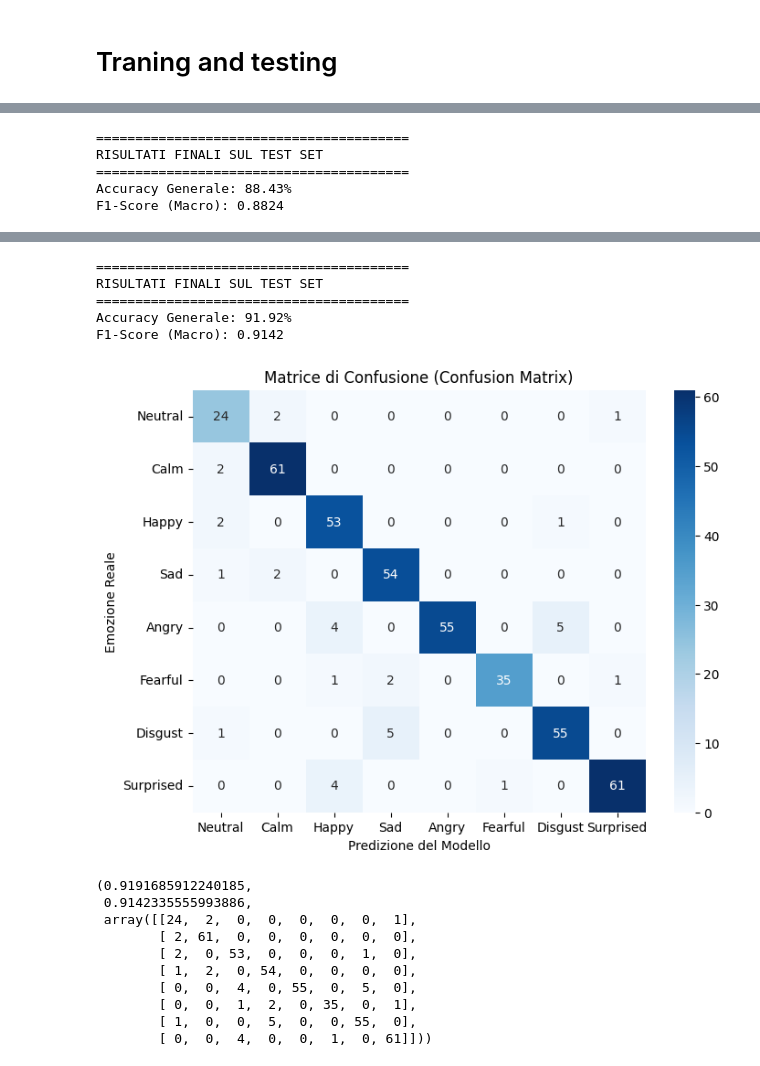
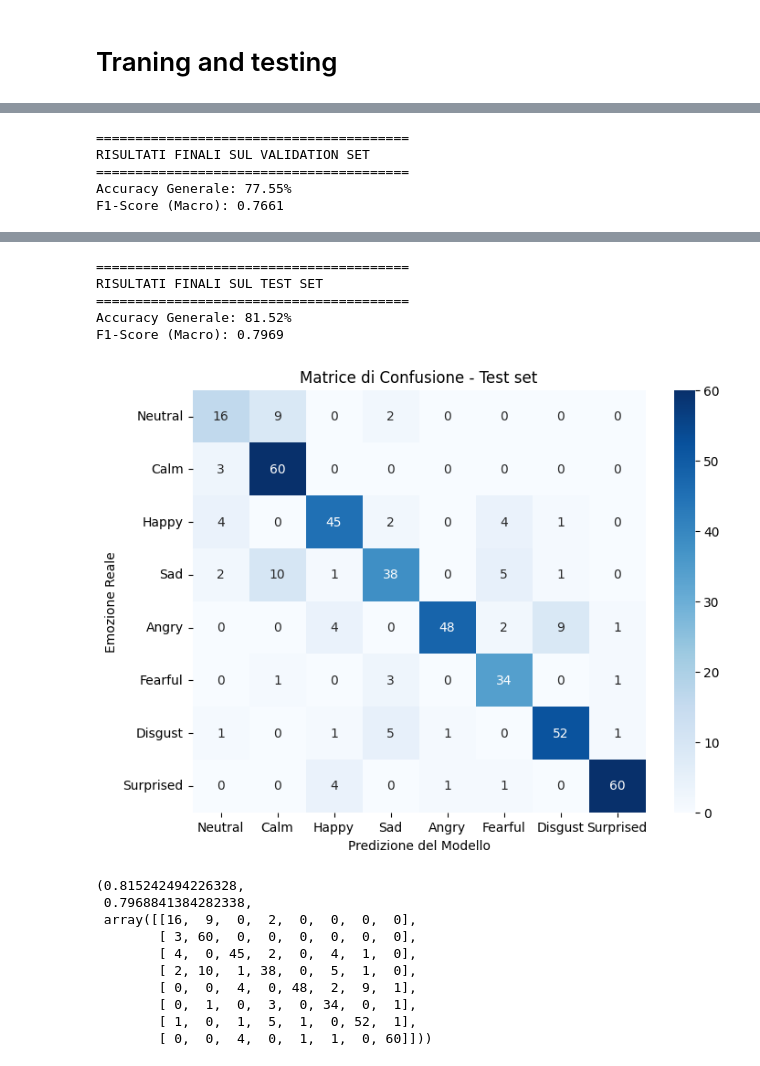
Before and after one commit to LinaAngione/ProjectML-speech-emotion-recognition, a Jupyter notebook: phase1-without-speaker-indipendent.ipynb, the cells around one changed output, grey strips where cells are left out. Cells and saved outputs as stored; diff of their text form; code cells hidden in the pictures.

Commit message:
Kaggle Notebook | Phase1 without speaker-indipendent FINALE | regolarizzazione

```diff
--- a/phase1-without-speaker-indipendent.ipynb
+++ b/phase1-without-speaker-indipendent.ipynb
@@ -425,6 +425,9 @@ w = 'Calm'; print(f"{w} → {label_to_index(w)} → {index_to_label(label_to_ind
 # %% [output]
 Calm → 1 → Calm
 # %%
+# Il Mel-spectrogram originale viene calcolato con n_mels = 128.
+# Prima di passarlo alla CRNN viene ridimensionato a 64x128
+# per avere input di dimensione fissa: [batch, 1, 64, 128].
 _resizeFn   = torchvision.transforms.Resize((64, 128))
 
 def pad_sequence(batch):
@@ -461,7 +464,7 @@ def collate_fn(batch):
 
 batch_size = 64
 
-if device == "cuda":
+if device.type == "cuda":
     num_workers = 1
     pin_memory = True
 else:
@@ -824,16 +880,19 @@ CRNN(
 # %% [markdown]
 # Traning and testing
 # %%
+
 # UNCOMMENT and CUSTOMIZE with the proper model, transform and criterion (either for 1D or 2D networks)
 model = model_crnn
 transform = None # transform=None perché la pipeline è già applicata nella collate_fn
-criterion = nn.CrossEntropyLoss()
+# Label smoothing leggero: evita predizioni troppo confidenti sul training set
+criterion = nn.CrossEntropyLoss(label_smoothing=0.05)
 
 log_interval = 20
 n_epoch = 30
 
-# Adam come da paper
-optimizer = torch.optim.Adam(model.parameters(), lr=0.001, weight_decay=1e-4)
+# AdamW separa correttamente weight decay dall'aggiornamento adattivo
+# Weight decay aumentato da 1e-4 a 5e-4 per regolarizzazione L2 moderata
+optimizer = torch.optim.AdamW(model.parameters(), lr=0.001, weight_decay=5e-4)
 
 # OneCycleLR per convergenza più rapida
 scheduler = torch.optim.lr_scheduler.OneCycleLR(
@@ -846,8 +905,16 @@ scheduler = torch.optim.lr_scheduler.OneCycleLR(
 
 model = model.to(device)
 
-pbar_update = 1 / (len(train_loader) + len(test_loader))
-losses = []
+# Durante il training misuro le curve su train e validation.
+# Il test resta separato e viene usato solo alla fine, nella cella di valutazione finale.
+pbar_update = 1 / (len(train_loader) + len(val_loader))
+
+history = {
+    "train_loss": [],
+    "train_acc": [],
+    "val_loss": [],
+    "val_acc": [],
+}
 
 print(f"Device: {device}")
 print(f"Parametri totali: {sum(p.numel() for p in model.parameters() if p.requires_grad):,}")
@@ -855,8 +922,13 @@ print()
 
 with tqdm(total=n_epoch) as pbar:
     for epoch in range(1, n_epoch + 1):
-        train(model, transform, criterion, optimizer, epoch, log_interval, scheduler)
-        test(model, transform, criterion, epoch)
+        train_loss, train_acc = train(model, transform, criterion, optimizer, epoch, log_interval, scheduler)
+        val_loss, val_acc = evaluate_epoch(model, val_loader, transform, criterion, epoch=epoch, split_name="Validation")
+
+        history["train_loss"].append(train_loss)
+        history["train_acc"].append(train_acc)
+        history["val_loss"].append(val_loss)
+        history["val_acc"].append(val_acc)
 # %% [output]
 Device: cuda
 Parametri totali: 488,928
@@ -884,15 +991,17 @@ Test Epoch: 3   Accuracy: 111/433 (26%)
 # Evaluate on the validation set
 print()
 evaluate_model(model, val_loader, device, transform=None,
-               classes=[emotion_map[i] for i in range(8)])
+               classes=[emotion_map[i] for i in range(8)],
+               split_name="Validation")
 
 # Evaluate on the test set
 print()
 evaluate_model(model, test_loader, device, transform=None,
-               classes=[emotion_map[i] for i in range(8)])
+               classes=[emotion_map[i] for i in range(8)],
+               split_name="Test")
 # %% [output]
 ========================================
-RISULTATI FINALI SUL TEST SET
+RISULTATI FINALI SUL VALIDATION SET
 ========================================
-Accuracy Generale: 88.43%
-F1-Score (Macro): 0.8824
+Accuracy Generale: 77.55%
+F1-Score (Macro): 0.7661
@@ -900,16 +1009,16 @@ F1-Score (Macro): 0.8824
 ========================================
 RISULTATI FINALI SUL TEST SET
 ========================================
-Accuracy Generale: 91.92%
-F1-Score (Macro): 0.9142
+Accuracy Generale: 81.52%
+F1-Score (Macro): 0.7969
-[figure, old version]
+[figure, new version]
-(0.9191685912240185,
- 0.9142335555993886,
- array([[24,  2,  0,  0,  0,  0,  0,  1],
-        [ 2, 61,  0,  0,  0,  0,  0,  0],
-        [ 2,  0, 53,  0,  0,  0,  1,  0],
-        [ 1,  2,  0, 54,  0,  0,  0,  0],
-        [ 0,  0,  4,  0, 55,  0,  5,  0],
-        [ 0,  0,  1,  2,  0, 35,  0,  1],
-        [ 1,  0,  0,  5,  0,  0, 55,  0],
-        [ 0,  0,  4,  0,  0,  1,  0, 61]]))
+(0.815242494226328,
+ 0.7968841384282338,
+ array([[16,  9,  0,  2,  0,  0,  0,  0],
+        [ 3, 60,  0,  0,  0,  0,  0,  0],
+        [ 4,  0, 45,  2,  0,  4,  1,  0],
+        [ 2, 10,  1, 38,  0,  5,  1,  0],
+        [ 0,  0,  4,  0, 48,  2,  9,  1],
+        [ 0,  1,  0,  3,  0, 34,  0,  1],
+        [ 1,  0,  1,  5,  1,  0, 52,  1],
+        [ 0,  0,  4,  0,  1,  1,  0, 60]]))
```
Also changed, not shown: parts of 8 cells of this notebook.
